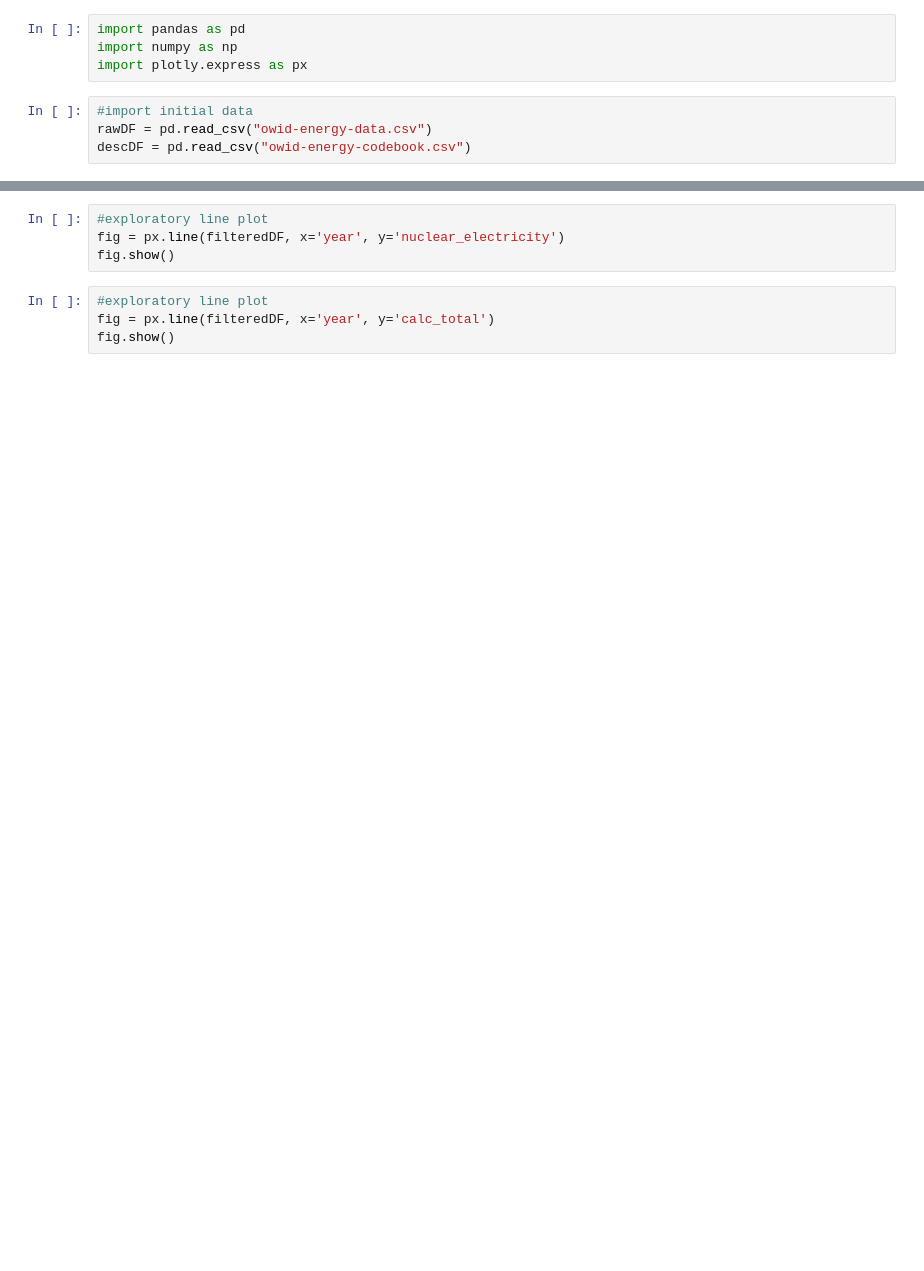
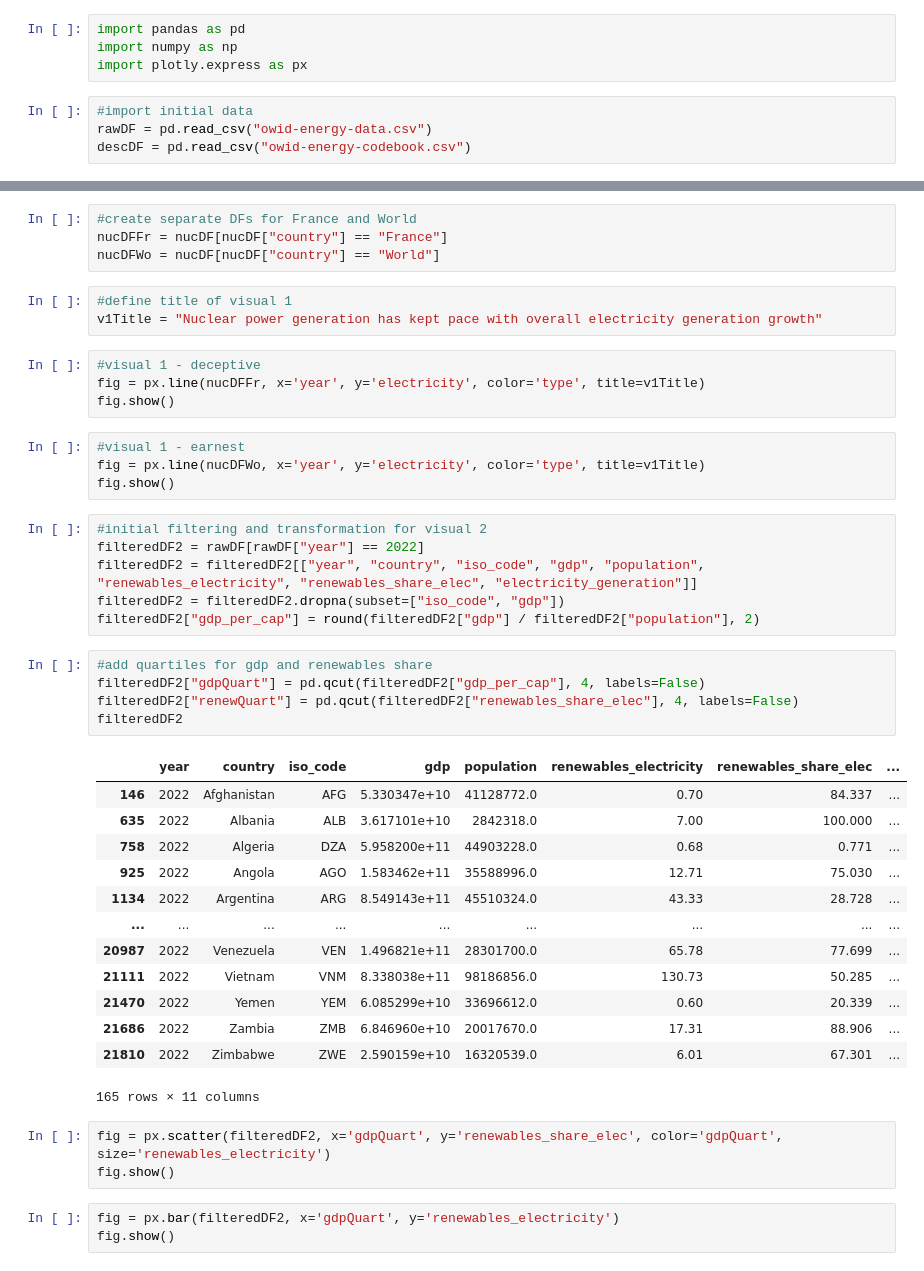
Before and after one commit to chrisdscholz/209R_projects, a Jupyter notebook: Project 2/Project2.ipynb, the cells around one changed output, grey strips where cells are left out. Drawn from its saved outputs; the diff is of its cells as text; blank space fills up the shorter version.

```diff
--- a/Project 2/Project2.ipynb
+++ b/Project 2/Project2.ipynb
@@ -69,8 +74,46 @@ filteredTDF
+# %%
+#create separate DFs for France and World
+nucDFFr = nucDF[nucDF["country"] == "France"]
+nucDFWo = nucDF[nucDF["country"] == "World"]
+# %%
+#define title of visual 1
+v1Title = "Nuclear power generation has kept pace with overall electricity generation growth"
 # %%
-#exploratory line plot
-fig = px.line(filteredDF, x='year', y='nuclear_electricity')
+#visual 1 - deceptive
+fig = px.line(nucDFFr, x='year', y='electricity', color='type', title=v1Title)
 fig.show()
 # %%
-#exploratory line plot
-fig = px.line(filteredDF, x='year', y='calc_total')
+#visual 1 - earnest
+fig = px.line(nucDFWo, x='year', y='electricity', color='type', title=v1Title)
 fig.show()
+# %%
+#initial filtering and transformation for visual 2
+filteredDF2 = rawDF[rawDF["year"] == 2022]
+filteredDF2 = filteredDF2[["year", "country", "iso_code", "gdp", "population", "renewables_electricity", "renewables_share_elec", "electricity_generation"]]
+filteredDF2 = filteredDF2.dropna(subset=["iso_code", "gdp"])
+filteredDF2["gdp_per_cap"] = round(filteredDF2["gdp"] / filteredDF2["population"], 2)
+# %%
+#add quartiles for gdp and renewables share
+filteredDF2["gdpQuart"] = pd.qcut(filteredDF2["gdp_per_cap"], 4, labels=False)
+filteredDF2["renewQuart"] = pd.qcut(filteredDF2["renewables_share_elec"], 4, labels=False)
+filteredDF2
+# %% [output]
+|  | year | country | iso_code | gdp | population | renewables_electricity | renewables_share_elec | ... |
+| 146 | 2022 | Afghanistan | AFG | 5.330347e+10 | 41128772.0 | 0.70 | 84.337 | ... |
+| 635 | 2022 | Albania | ALB | 3.617101e+10 | 2842318.0 | 7.00 | 100.000 | ... |
+| 758 | 2022 | Algeria | DZA | 5.958200e+11 | 44903228.0 | 0.68 | 0.771 | ... |
+| 925 | 2022 | Angola | AGO | 1.583462e+11 | 35588996.0 | 12.71 | 75.030 | ... |
+| 1134 | 2022 | Argentina | ARG | 8.549143e+11 | 45510324.0 | 43.33 | 28.728 | ... |
+| ... | ... | ... | ... | ... | ... | ... | ... | ... |
+| 20987 | 2022 | Venezuela | VEN | 1.496821e+11 | 28301700.0 | 65.78 | 77.699 | ... |
+| 21111 | 2022 | Vietnam | VNM | 8.338038e+11 | 98186856.0 | 130.73 | 50.285 | ... |
+| 21470 | 2022 | Yemen | YEM | 6.085299e+10 | 33696612.0 | 0.60 | 20.339 | ... |
+| 21686 | 2022 | Zambia | ZMB | 6.846960e+10 | 20017670.0 | 17.31 | 88.906 | ... |
+| 21810 | 2022 | Zimbabwe | ZWE | 2.590159e+10 | 16320539.0 | 6.01 | 67.301 | ... |
+165 rows × 11 columns
+# %%
+fig = px.scatter(filteredDF2, x='gdpQuart', y='renewables_share_elec', color='gdpQuart', size='renewables_electricity')
+fig.show()
+# %%
+fig = px.bar(filteredDF2, x='gdpQuart', y='renewables_electricity')
+fig.show()
```
Also changed, not shown: parts of 6 cells of this notebook.
